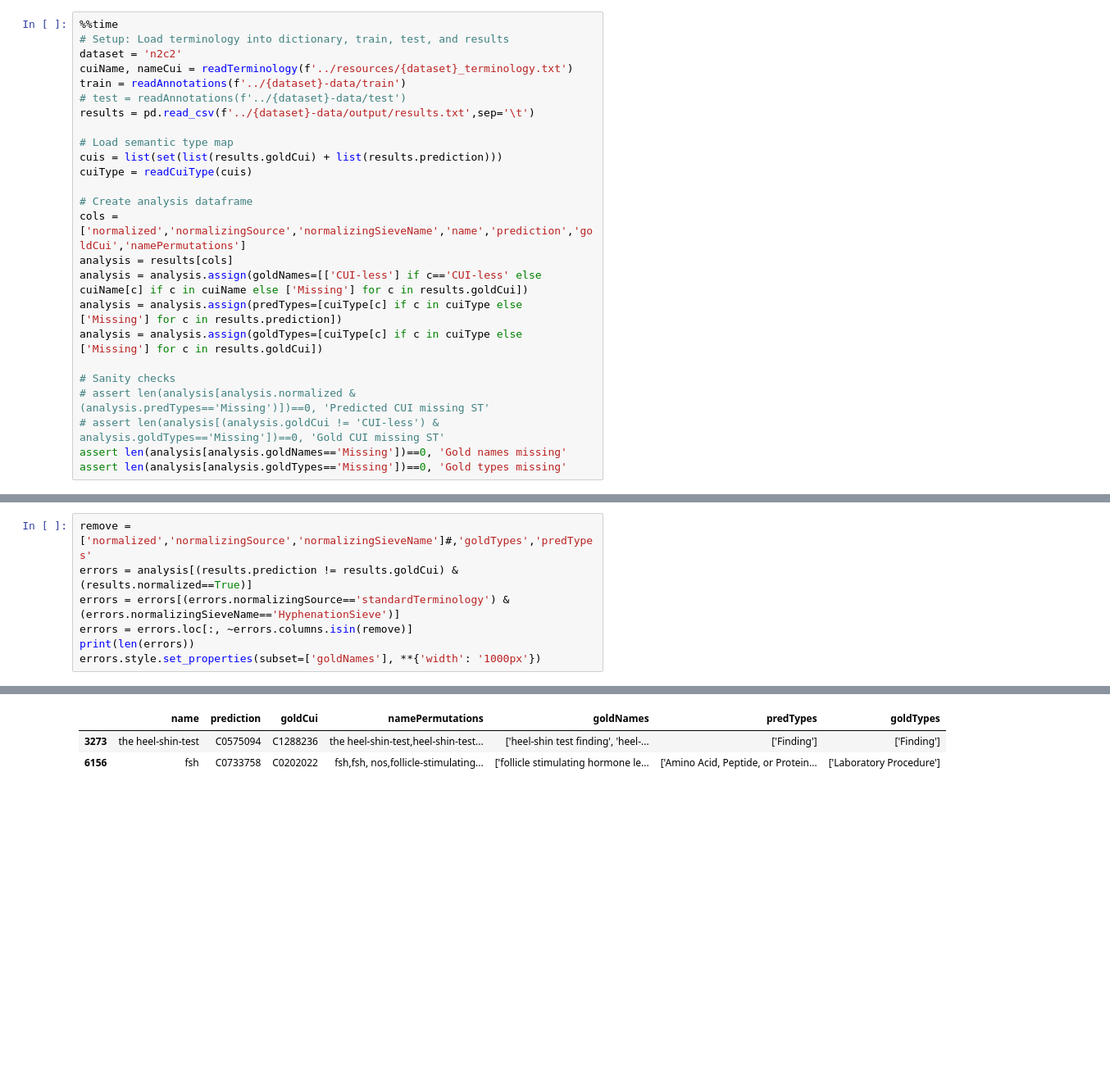
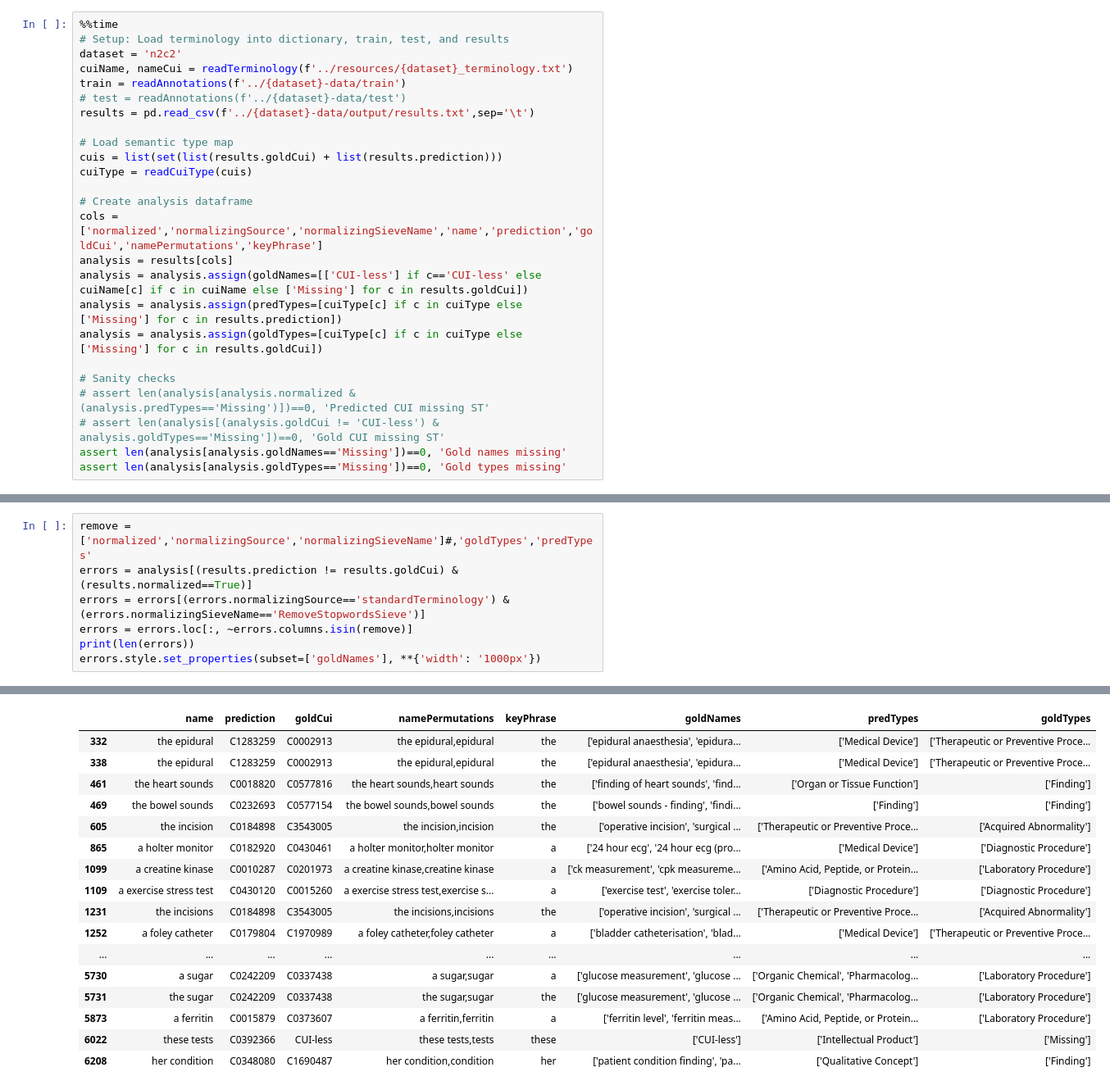
Before and after one commit to etfrenchvcu/disorder-normalizer, a Jupyter notebook: scripts/evaluate.ipynb, the cells around one changed output, grey strips where cells are left out. Shown at 82% size. Cells and saved outputs as stored; diff of their text form; blank space fills up the shorter version.

Commit message:
Update stopwords sieve

```diff
--- a/scripts/evaluate.ipynb
+++ b/scripts/evaluate.ipynb
@@ -127,7 +127,7 @@ cuis = list(set(list(results.goldCui) + list(results.prediction)))
 cuiType = readCuiType(cuis)
 
 # Create analysis dataframe
-cols = ['normalized','normalizingSource','normalizingSieveName','name','prediction','goldCui','namePermutations']
+cols = ['normalized','normalizingSource','normalizingSieveName','name','prediction','goldCui','namePermutations','keyPhrase']
 analysis = results[cols]
 analysis = analysis.assign(goldNames=[['CUI-less'] if c=='CUI-less' else cuiName[c] if c in cuiName else ['Missing'] for c in results.goldCui])
 analysis = analysis.assign(predTypes=[cuiType[c] if c in cuiType else ['Missing'] for c in results.prediction])
@@ -165,7 +175,7 @@ stratifyByCol(normalized, 'normalizingSieveName')
 # %%
 remove = ['normalized','normalizingSource','normalizingSieveName']#,'goldTypes','predTypes'
 errors = analysis[(results.prediction != results.goldCui) & (results.normalized==True)]
-errors = errors[(errors.normalizingSource=='standardTerminology') & (errors.normalizingSieveName=='HyphenationSieve')]
+errors = errors[(errors.normalizingSource=='standardTerminology') & (errors.normalizingSieveName=='RemoveStopwordsSieve')]
 errors = errors.loc[:, ~errors.columns.isin(remove)]
 print(len(errors))
 errors.style.set_properties(subset=['goldNames'], **{'width': '1000px'})
@@ -174,6 +184,20 @@ errors.style.set_properties(subset=['goldNames'], **{'width': '1000px'})
-|  | name | prediction | goldCui | namePermutations | goldNames | predTypes | goldTypes |
-| 3273 | the heel-shin-test | C0575094 | C1288236 | the heel-shin-test,heel-shin-test... | ['heel-shin test finding', 'heel-... | ['Finding'] | ['Finding'] |
-| 6156 | fsh | C0733758 | C0202022 | fsh,fsh, nos,follicle-stimulating... | ['follicle stimulating hormone le... | ['Amino Acid, Peptide, or Protein... | ['Laboratory Procedure'] |
+|  | name | prediction | goldCui | namePermutations | keyPhrase | goldNames | predTypes | goldTypes |
+| 332 | the epidural | C1283259 | C0002913 | the epidural,epidural | the | ['epidural anaesthesia', 'epidura... | ['Medical Device'] | ['Therapeutic or Preventive Proce... |
+| 338 | the epidural | C1283259 | C0002913 | the epidural,epidural | the | ['epidural anaesthesia', 'epidura... | ['Medical Device'] | ['Therapeutic or Preventive Proce... |
+| 461 | the heart sounds | C0018820 | C0577816 | the heart sounds,heart sounds | the | ['finding of heart sounds', 'find... | ['Organ or Tissue Function'] | ['Finding'] |
+| 469 | the bowel sounds | C0232693 | C0577154 | the bowel sounds,bowel sounds | the | ['bowel sounds - finding', 'findi... | ['Finding'] | ['Finding'] |
+| 605 | the incision | C0184898 | C3543005 | the incision,incision | the | ['operative incision', 'surgical ... | ['Therapeutic or Preventive Proce... | ['Acquired Abnormality'] |
+| 865 | a holter monitor | C0182920 | C0430461 | a holter monitor,holter monitor | a | ['24 hour ecg', '24 hour ecg (pro... | ['Medical Device'] | ['Diagnostic Procedure'] |
+| 1099 | a creatine kinase | C0010287 | C0201973 | a creatine kinase,creatine kinase | a | ['ck measurement', 'cpk measureme... | ['Amino Acid, Peptide, or Protein... | ['Laboratory Procedure'] |
+| 1109 | a exercise stress test | C0430120 | C0015260 | a exercise stress test,exercise s... | a | ['exercise test', 'exercise toler... | ['Diagnostic Procedure'] | ['Diagnostic Procedure'] |
+| 1231 | the incisions | C0184898 | C3543005 | the incisions,incisions | the | ['operative incision', 'surgical ... | ['Therapeutic or Preventive Proce... | ['Acquired Abnormality'] |
+| 1252 | a foley catheter | C0179804 | C1970989 | a foley catheter,foley catheter | a | ['bladder catheterisation', 'blad... | ['Medical Device'] | ['Therapeutic or Preventive Proce... |
+| ... | ... | ... | ... | ... | ... | ... | ... | ... |
+| 5730 | a sugar | C0242209 | C0337438 | a sugar,sugar | a | ['glucose measurement', 'glucose ... | ['Organic Chemical', 'Pharmacolog... | ['Laboratory Procedure'] |
+| 5731 | the sugar | C0242209 | C0337438 | the sugar,sugar | the | ['glucose measurement', 'glucose ... | ['Organic Chemical', 'Pharmacolog... | ['Laboratory Procedure'] |
+| 5873 | a ferritin | C0015879 | C0373607 | a ferritin,ferritin | a | ['ferritin level', 'ferritin meas... | ['Amino Acid, Peptide, or Protein... | ['Laboratory Procedure'] |
+| 6022 | these tests | C0392366 | CUI-less | these tests,tests | these | ['CUI-less'] | ['Intellectual Product'] | ['Missing'] |
+| 6208 | her condition | C0348080 | C1690487 | her condition,condition | her | ['patient condition finding', 'pa... | ['Qualitative Concept'] | ['Finding'] |
 # %%
 # results = pd.read_csv(f'../{dataset}-data/output/results.txt',sep='\t')
 sieveResults(results)
```
Also changed, not shown: parts of 11 cells of this notebook, 4 other files.
